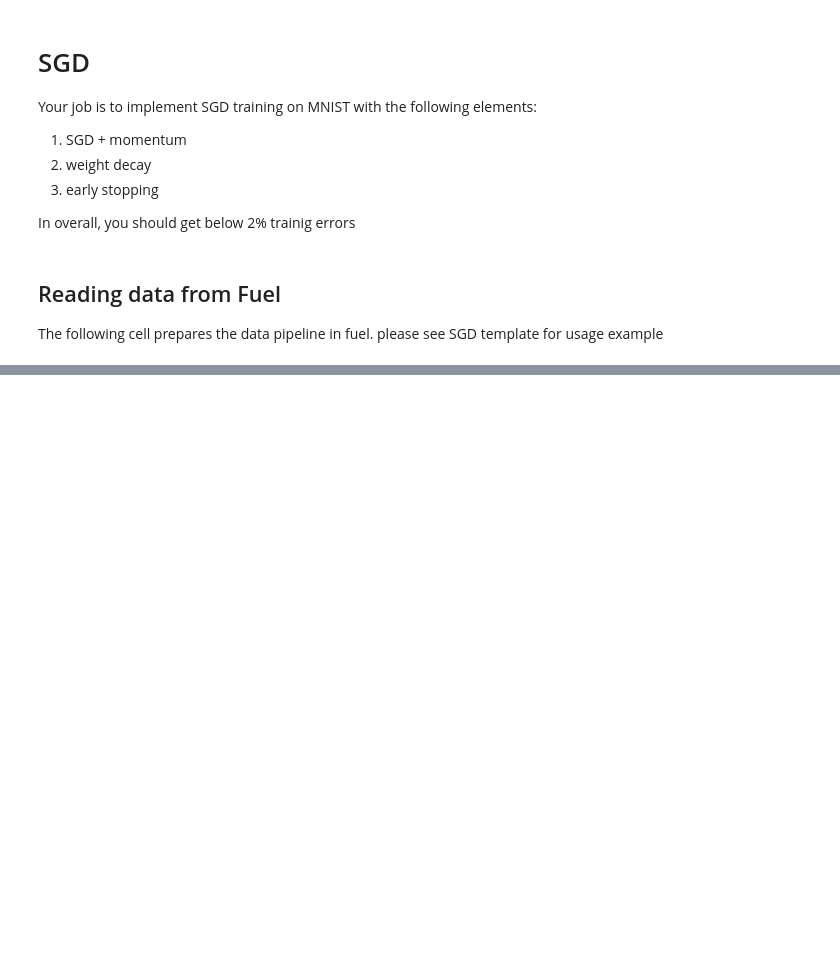
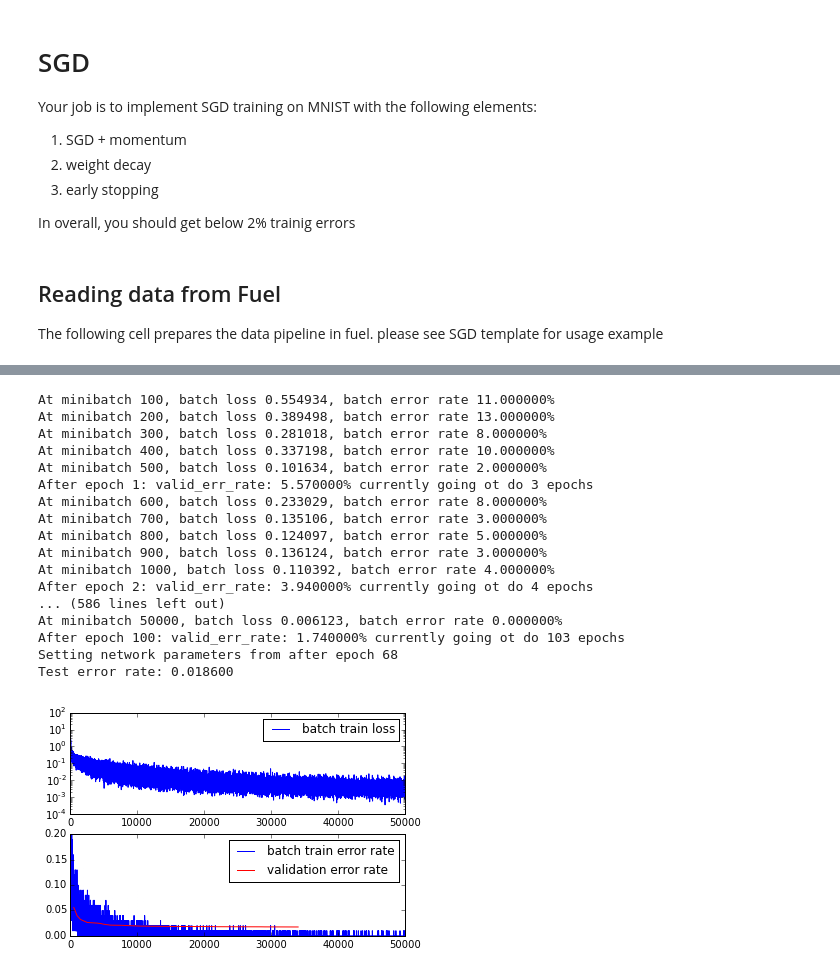
Before and after one commit to smalec/Neural-Networks, a Jupyter notebook: Assignment5/assignment5.ipynb, the cells around one changed output, grey strips where cells are left out. Cells and saved outputs as stored; diff of their text form; code cells hidden in the pictures; blank space fills up the shorter version.

```diff
--- a/Assignment5/assignment5.ipynb
+++ b/Assignment5/assignment5.ipynb
@@ -708,7 +716,7 @@ def SGD(net, train_stream, validation_stream, test_stream):
     # TODO
     #
     # Hint: you need one valocity matrix for each parameter
-    velocities = [None for P in net.parameters]
+    velocities = [np.zeros_like(P) for P in net.parameters]
 
     best_valid_error_rate = np.inf
     best_params = deepcopy(net.parameters)
@@ -735,36 +743,36 @@ def SGD(net, train_stream, validation_stream, test_stream):
                     print "At minibatch %d, batch loss %f, batch error rate %f%%" % (i, L, err_rate*100)
                 for P, V, G, N in zip(net.parameters, velocities, gradients, net.parameter_names):
                     if N=='W':
-                        pass
                         #
                         # TODO: implement the weight decay addition to gradient
                         #
-                        #G += TODO
+                        c = 1e-5
+                        G += c * P
 
                     #
                     # TODO: set a learning rate
                     #
                     # Hint, use the iteration counter i
-                    # alpha = TODO
+                    alpha = 1e+3/(1e+4 + i)
 
                     #
                     # TODO: set the momentum constant
                     #
 
-                    # epsilon = TODO
+                    epsilon = 1.0
 
                     #
                     # TODO: implement velocity update in momentum
                     #
 
-                    # V[...] = TODO
+                    V = epsilon * V - alpha * G
 
                     #
                     # TODO: set a more sensible learning rule here,
                     # using your learning rate schedule and momentum
                     #
                     #!!!!! Need to modify the actual parameter here!
-                    P += -5e-2 * G
+                    P += V
             # After an epoch compute validation error
             val_error_rate = compute_error_rate(net, validation_stream)
             if val_error_rate < best_valid_error_rate:
@@ -774,7 +782,9 @@ def SGD(net, train_stream, validation_stream, test_stream):
                 best_params_epoch = e
                 validation_errors.append((i,val_error_rate))
             print "After epoch %d: valid_err_rate: %f%% currently going ot do %d epochs" %(
-                e, val_error_rate, number_of_epochs)
+                e, val_error_rate*100, number_of_epochs)
+            if e == 100:
+                raise KeyboardInterrupt
 
     except KeyboardInterrupt:
         print "Setting network parameters from after epoch %d" %(best_params_epoch)
@@ -795,15 +805,37 @@ def SGD(net, train_stream, validation_stream, test_stream):
 # %%
 #
 # TODO: pick a network architecture here. The one below is just
 # softmax regression
 #
+# Weight initializations taken from Nielsen's lectures
 
 net = FeedForwardNet([
-        AffineLayer(784,10),
+        AffineLayer(784,1000, weight_init=IsotropicGaussian(std=1.0/np.sqrt(1000))),
+        ReLULayer(),
+        AffineLayer(1000,10, weight_init=IsotropicGaussian(std=1.0/np.sqrt(100))),
         SoftMaxLayer()
         ])
 SGD(net, mnist_train_stream, mnist_validation_stream, mnist_test_stream)
 
 print "Test error rate: %f" % (compute_error_rate(net, mnist_test_stream), )
+# %% [output]
+At minibatch 100, batch loss 0.554934, batch error rate 11.000000%
+At minibatch 200, batch loss 0.389498, batch error rate 13.000000%
+At minibatch 300, batch loss 0.281018, batch error rate 8.000000%
+At minibatch 400, batch loss 0.337198, batch error rate 10.000000%
+At minibatch 500, batch loss 0.101634, batch error rate 2.000000%
+After epoch 1: valid_err_rate: 5.570000% currently going ot do 3 epochs
+At minibatch 600, batch loss 0.233029, batch error rate 8.000000%
+At minibatch 700, batch loss 0.135106, batch error rate 3.000000%
+At minibatch 800, batch loss 0.124097, batch error rate 5.000000%
+At minibatch 900, batch loss 0.136124, batch error rate 3.000000%
+At minibatch 1000, batch loss 0.110392, batch error rate 4.000000%
+After epoch 2: valid_err_rate: 3.940000% currently going ot do 4 epochs
+... (586 lines left out)
+At minibatch 50000, batch loss 0.006123, batch error rate 0.000000%
+After epoch 100: valid_err_rate: 1.740000% currently going ot do 103 epochs
+Setting network parameters from after epoch 68
+Test error rate: 0.018600
+[figure, added]
 # %%
 compute_error_rate(net, mnist_test_stream)
```
Also changed, not shown: parts of 2 cells of this notebook.
